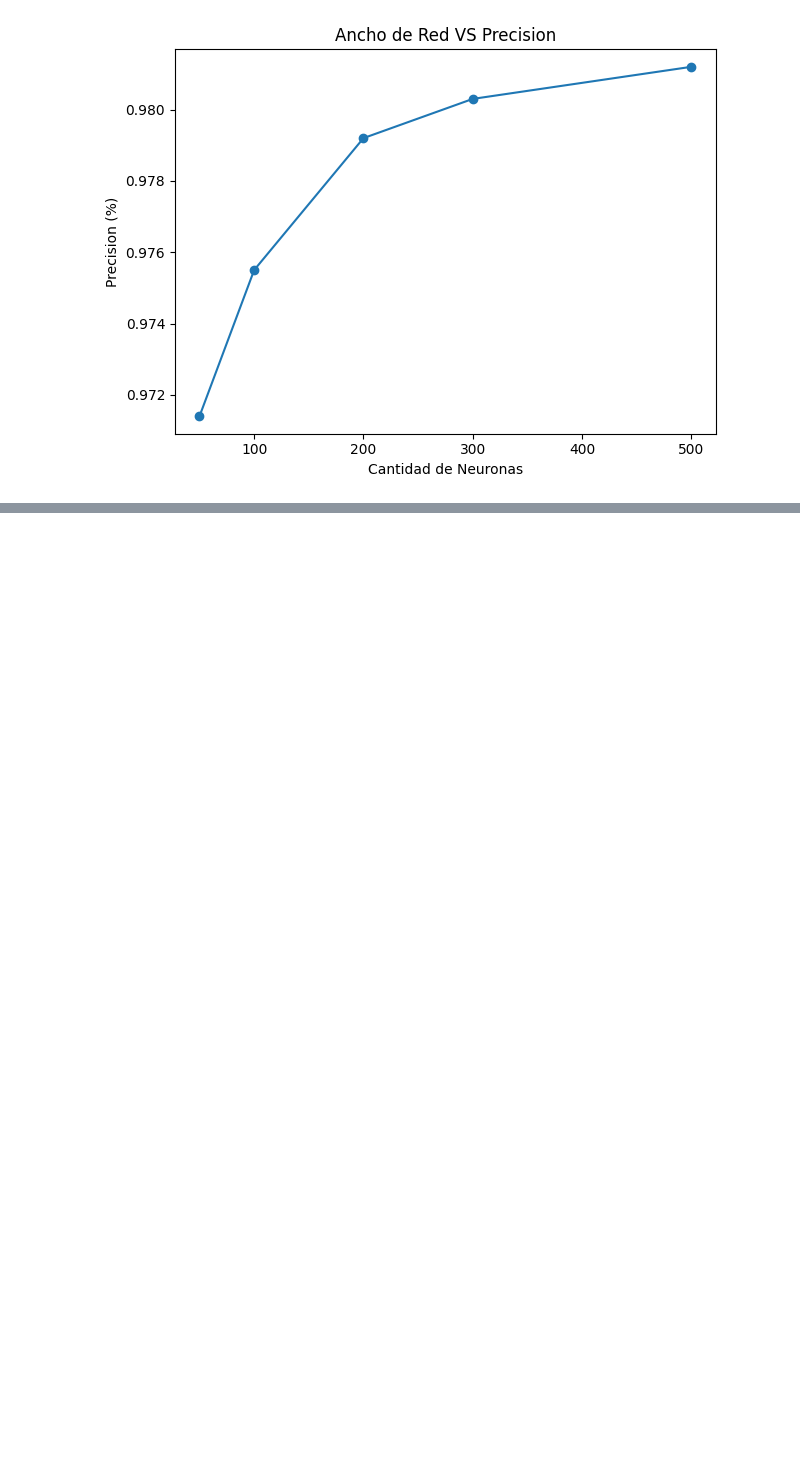
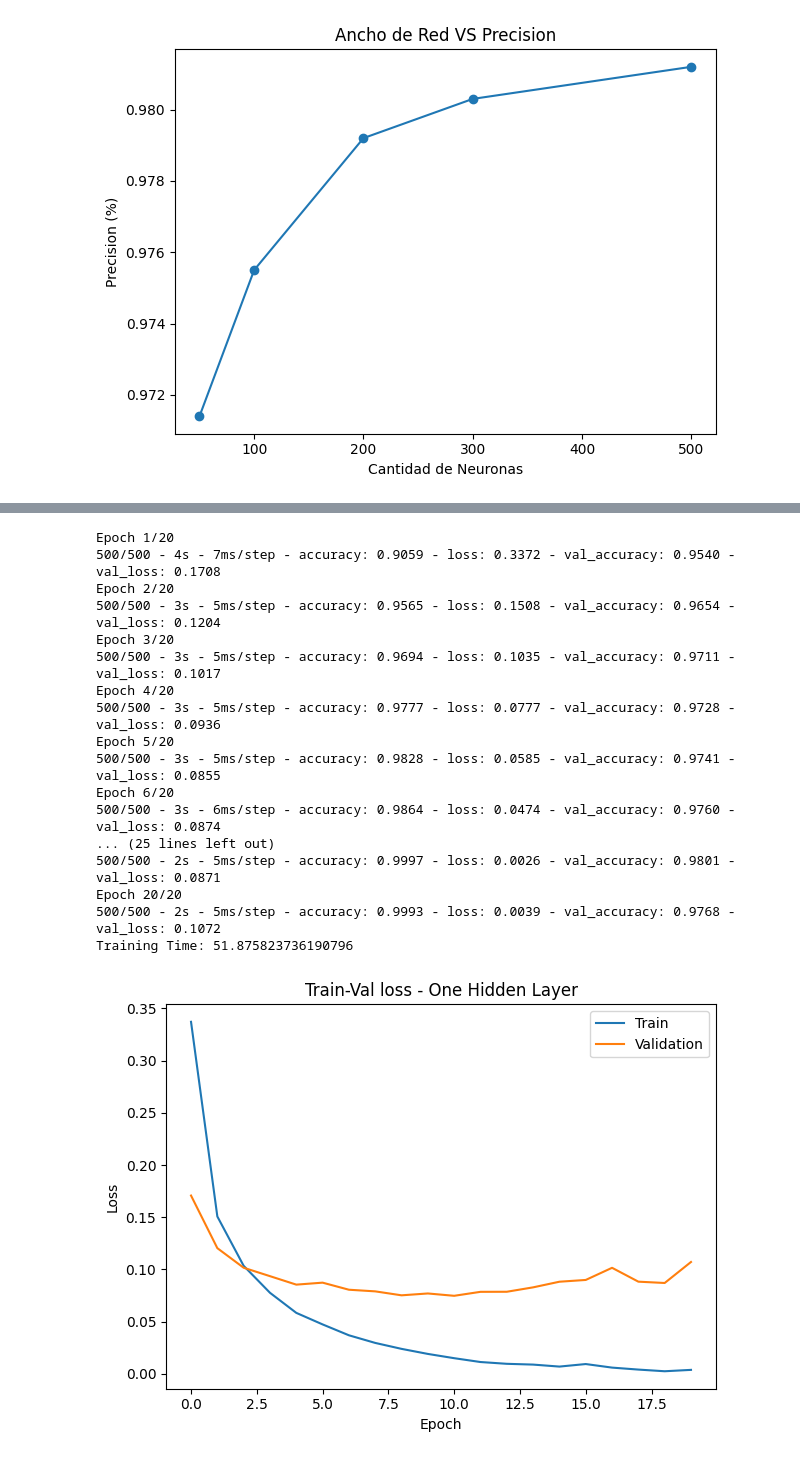
Before and after one commit to Sofiamishel2003/Laboratorio_2_DS, a Jupyter notebook: rnn.ipynb, the cells around one changed output, grey strips where cells are left out. Drawn from its saved outputs; the diff is of its cells as text; code cells hidden in the pictures; blank space fills up the shorter version.

```diff
--- a/rnn.ipynb
+++ b/rnn.ipynb
@@ -188,0 +200,19 @@ plt.show()
+# %%
+# Modelo con una capa interna
+m2_one_layer = RNN(784, 10, 200)
+m2_one_layer.model = tf.keras.Sequential([
+            tf.keras.layers.Flatten(input_shape=(28, 28)), # capa entrada
+            tf.keras.layers.Dense(200, activation='relu'), # 1a capa escondida
+            tf.keras.layers.Dense(10, activation='softmax') # capa salida
+        ])
+m2_one_layer.model.compile(optimizer='adam', loss='sparse_categorical_crossentropy', metrics=['accuracy'])
+
+# Modelo con 2 capas internas
+m2_two_layer = RNN(784, 10, 200)
+m2_two_layer.model = tf.keras.Sequential([
+            tf.keras.layers.Flatten(input_shape=(28, 28)), # capa entrada
+            tf.keras.layers.Dense(200, activation='relu'), # 1a capa escondida
+            tf.keras.layers.Dense(200, activation='relu'), # 2a capa escondida
+            tf.keras.layers.Dense(10, activation='softmax') # capa salida
+        ])
+m2_two_layer.model.compile(optimizer='adam', loss='sparse_categorical_crossentropy', metrics=['accuracy'])
@@ -188,0 +280,27 @@ plt.show()
+# %%
+# Entrenamiento 1a capa
+(e_loss, e_acc, _, _, t_time) = m2_one_layer.train(datos_entreno, datos_validacion, num_epochs=20, verbose=2)
+print(f"Training Time: {t_time}")
+m2_one_layer.plot_loss("Train-Val loss - One Hidden Layer")
+m2_one_layer.plot_accuracy("Train-Val Accuracy - One Hidden Layer")
+t_loss, t_acc = m2_one_layer.test(datos_prueba)
+print(f"Testing loss: {t_loss}, Testing Accuracy: {t_acc}")
+# %% [output]
+Epoch 1/20
+500/500 - 4s - 7ms/step - accuracy: 0.9059 - loss: 0.3372 - val_accuracy: 0.9540 - val_loss: 0.1708
+Epoch 2/20
+500/500 - 3s - 5ms/step - accuracy: 0.9565 - loss: 0.1508 - val_accuracy: 0.9654 - val_loss: 0.1204
+Epoch 3/20
+500/500 - 3s - 5ms/step - accuracy: 0.9694 - loss: 0.1035 - val_accuracy: 0.9711 - val_loss: 0.1017
+Epoch 4/20
+500/500 - 3s - 5ms/step - accuracy: 0.9777 - loss: 0.0777 - val_accuracy: 0.9728 - val_loss: 0.0936
+Epoch 5/20
+500/500 - 3s - 5ms/step - accuracy: 0.9828 - loss: 0.0585 - val_accuracy: 0.9741 - val_loss: 0.0855
+Epoch 6/20
+500/500 - 3s - 6ms/step - accuracy: 0.9864 - loss: 0.0474 - val_accuracy: 0.9760 - val_loss: 0.0874
+... (25 lines left out)
+500/500 - 2s - 5ms/step - accuracy: 0.9997 - loss: 0.0026 - val_accuracy: 0.9801 - val_loss: 0.0871
+Epoch 20/20
+500/500 - 2s - 5ms/step - accuracy: 0.9993 - loss: 0.0039 - val_accuracy: 0.9768 - val_loss: 0.1072
+Training Time: 51.875823736190796
+[figure, added]
```
Also changed, not shown: parts of 7 cells of this notebook.
